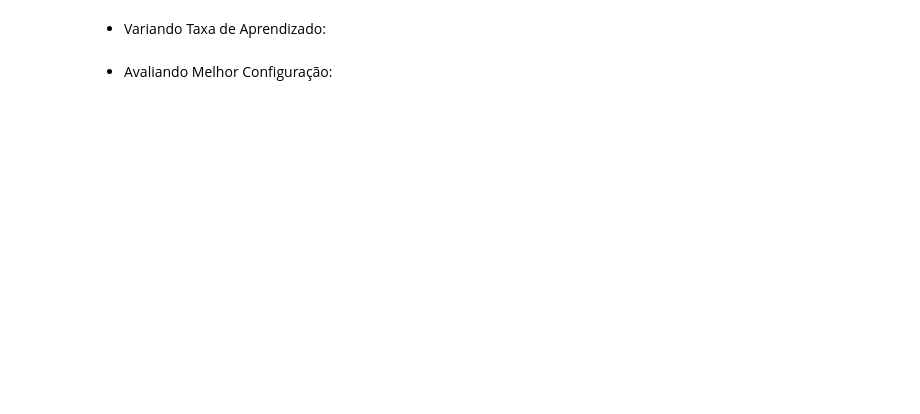
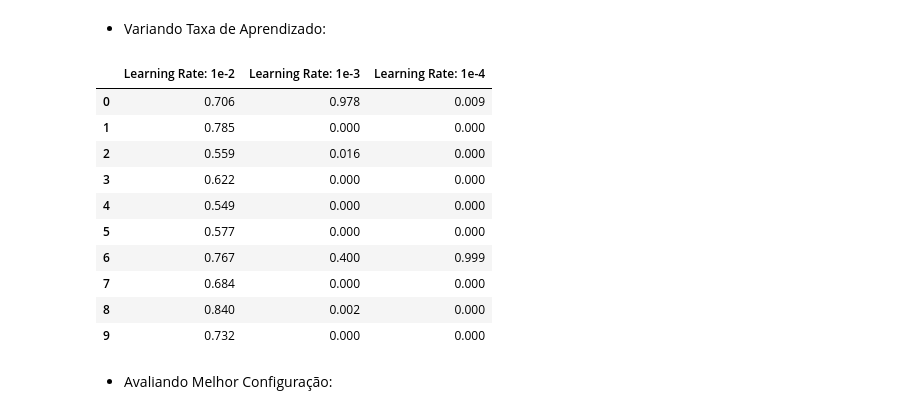
Before and after one commit to SonanFarr/Trabalho_Visao_Computacional, a Jupyter notebook: src/main.ipynb, the cells around one changed output. Saved outputs shown, nothing was run; the diff lists cells and outputs as text; code cells hidden in the pictures; blank space fills up the shorter version.

```diff
--- a/src/main.ipynb
+++ b/src/main.ipynb
@@ -168,35 +192,47 @@ df
 # %% [markdown]
 * Variando Taxa de Aprendizado:
 # %%
-learnings = [1e-2, 1e-3, 1e-4, 1e-5]
+learnings = [1e-2, 1e-3, 1e-4]
 accuracys = []
 errors = []
 
 accuracy = 0
 error = 999
 
 for rate in tqdm(learnings):
-    train_dataloader = DataLoader(training_data_C10, batch_size=32)
-    test_dataloader = DataLoader(test_data_C10, batch_size=32)
+    train_dataloader = DataLoader(training_data_C10, batch_size=64)
+    test_dataloader = DataLoader(test_data_C10, batch_size=64)
 
     model = MY_AlexNet(n_classes = 10)
     if torch.cuda.is_available():
         model.cuda()
 
     loss_fn = nn.CrossEntropyLoss()
     optimizer = torch.optim.SGD(model.parameters(), lr=rate)
 
     epochs = 50
     for t in range(50):
         train(train_dataloader, model, loss_fn, optimizer, device)
         accuracy, error = test_for_class(test_dataloader, model, loss_fn, device)
 
     accuracys.append(accuracy)
     errors.append(error)
 
-df = pd.DataFrame({'Learning Rate: 1e-2': accuracys[0], 'Learning Rate: 1e-3': accuracys[1], 'Learning Rate: 1e-4': accuracys[2], 'Learning Rate: 1e-5': accuracys[3]})
+df = pd.DataFrame({'Learning Rate: 1e-2': accuracys[0], 'Learning Rate: 1e-3': accuracys[1], 'Learning Rate: 1e-4': accuracys[2]})
 df.to_csv('../data/results/cifar10_alexNet_learnRate.csv', index=False)
 df
+# %% [output]
+|  | Learning Rate: 1e-2 | Learning Rate: 1e-3 | Learning Rate: 1e-4 |
+| 0 | 0.706 | 0.978 | 0.009 |
+| 1 | 0.785 | 0.000 | 0.000 |
+| 2 | 0.559 | 0.016 | 0.000 |
+| 3 | 0.622 | 0.000 | 0.000 |
+| 4 | 0.549 | 0.000 | 0.000 |
+| 5 | 0.577 | 0.000 | 0.000 |
+| 6 | 0.767 | 0.400 | 0.999 |
+| 7 | 0.684 | 0.000 | 0.000 |
+| 8 | 0.840 | 0.002 | 0.000 |
+| 9 | 0.732 | 0.000 | 0.000 |
 # %% [markdown]
 * Avaliando Melhor Configuração:
 # %%
```
Also changed, not shown: parts of 13 cells of this notebook.
